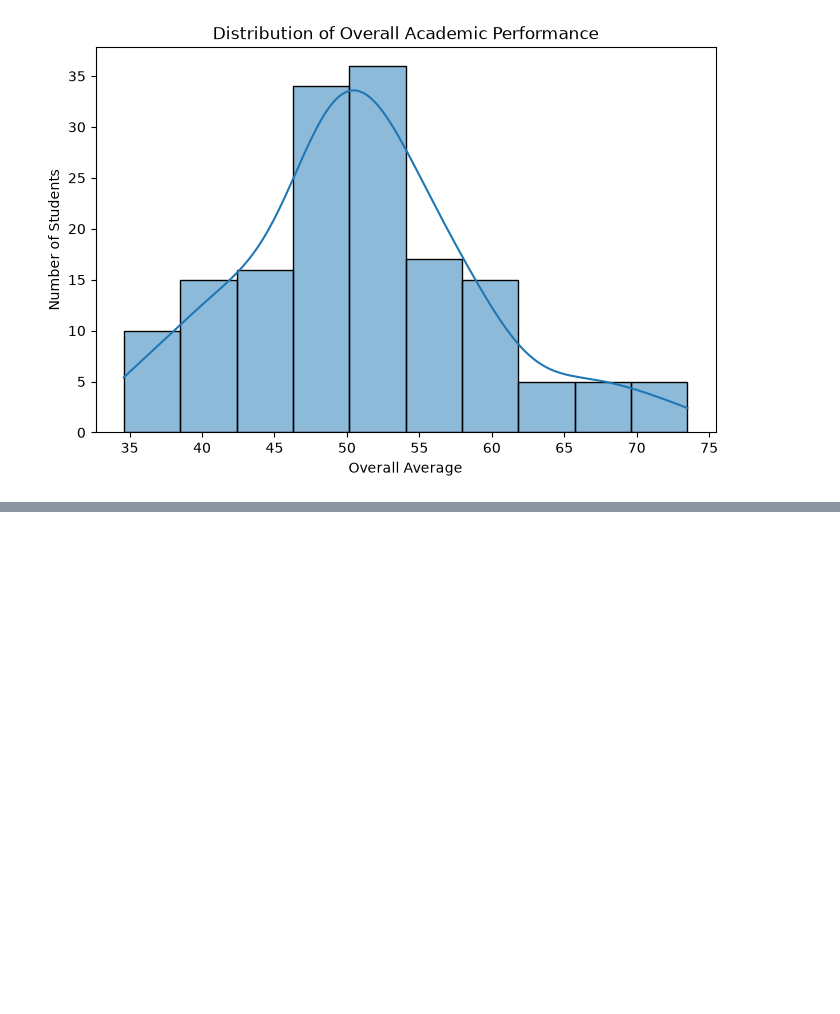
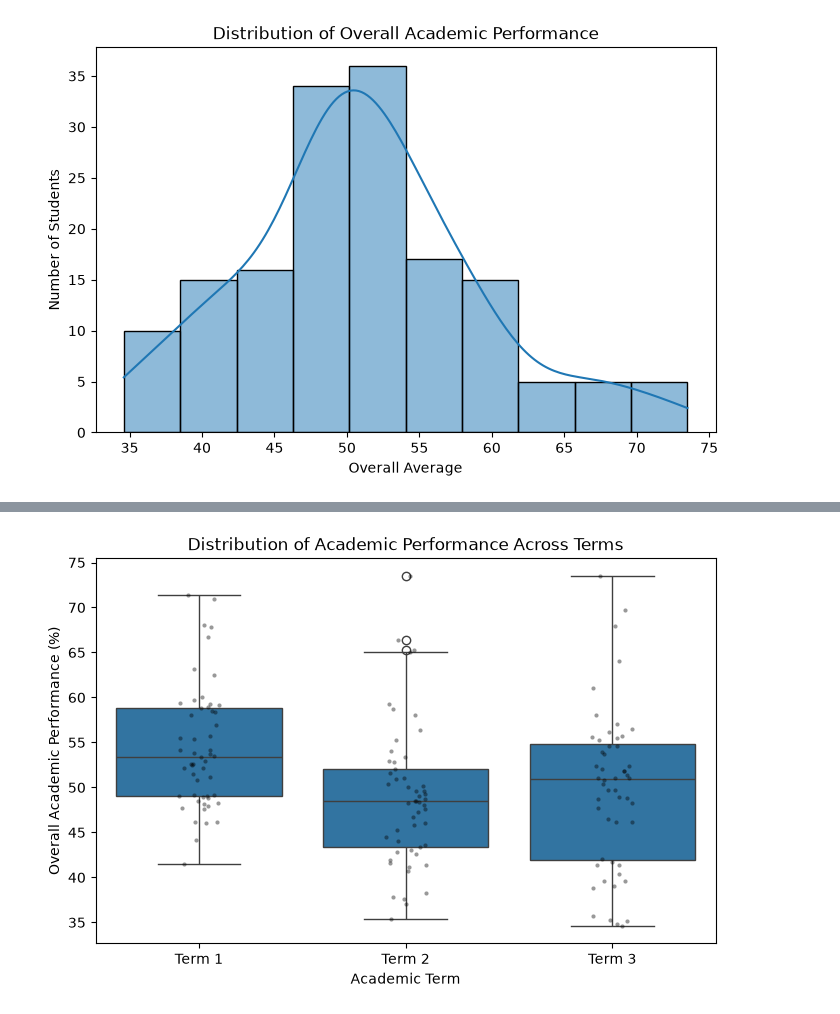
Before and after one commit to KamalIbrahim01/educational-analytics-capstone, a Jupyter notebook: notebooks/05_Educational_Analytics_EDA.ipynb, the cells around one changed output, grey strips where cells are left out. Cells and saved outputs as stored; diff of their text form; code cells hidden in the pictures; blank space fills up the shorter version.

```diff
--- a/notebooks/05_Educational_Analytics_EDA.ipynb
+++ b/notebooks/05_Educational_Analytics_EDA.ipynb
@@ -231,0 +267,27 @@ Overall, the results indicate that most students are performing at a moderate le
+# %%
+plt.figure(figsize=(8,5))
+
+sns.boxplot(
+    data=performance,
+    x="Term_Name",
+    y="Overall_Average",
+    order=["Term 1", "Term 2", "Term 3"]
+)
+
+sns.stripplot(
+    data=performance,
+    x="Term_Name",
+    y="Overall_Average",
+    order=["Term 1", "Term 2", "Term 3"],
+    color="black",
+    alpha=0.4,
+    size=3
+)
+
+plt.title("Distribution of Academic Performance Across Terms")
+plt.xlabel("Academic Term")
+plt.ylabel("Overall Academic Performance (%)")
+
+plt.show()
+# %% [output]
+[figure, added]
```
Also changed, not shown: parts of 37 cells of this notebook.
